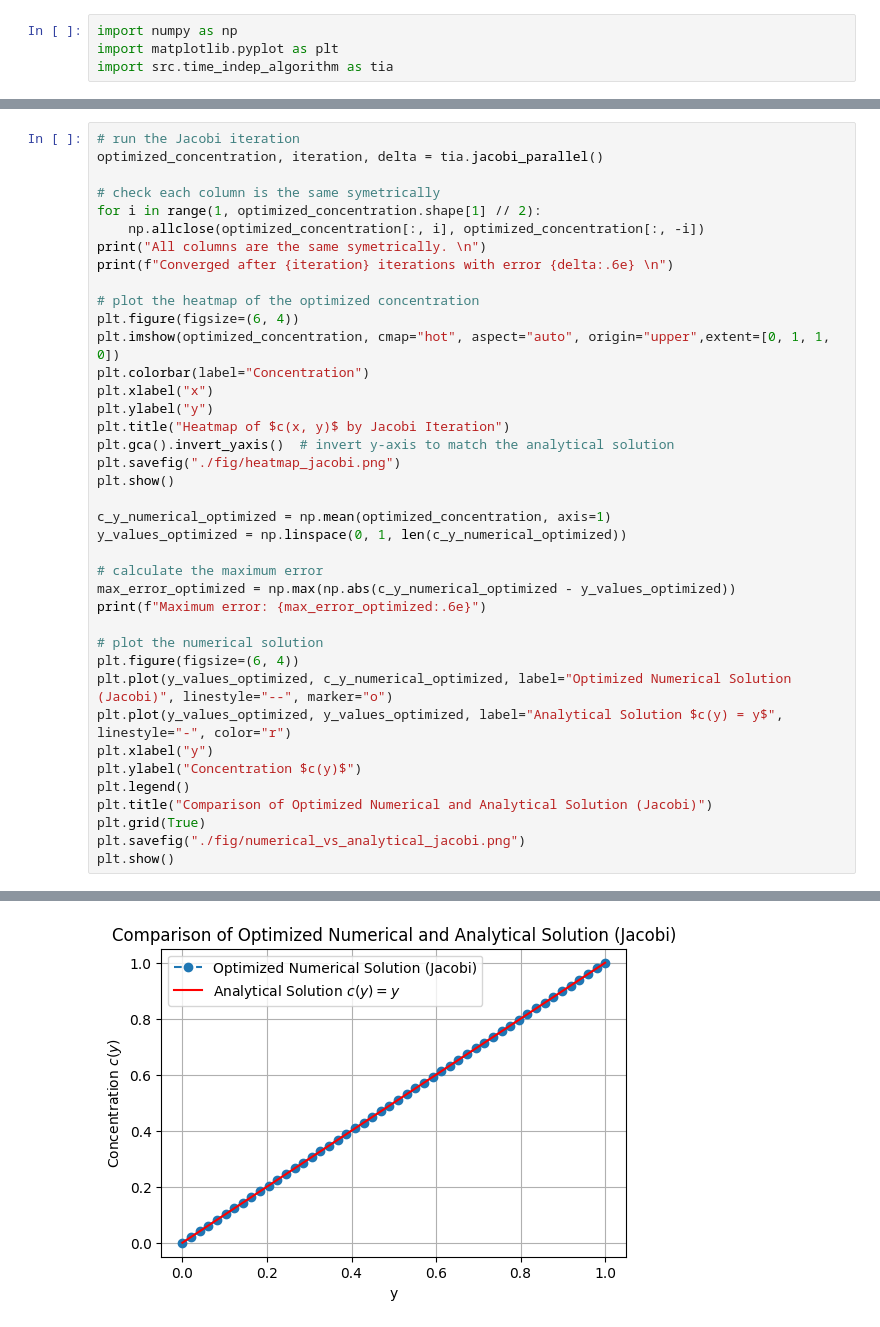
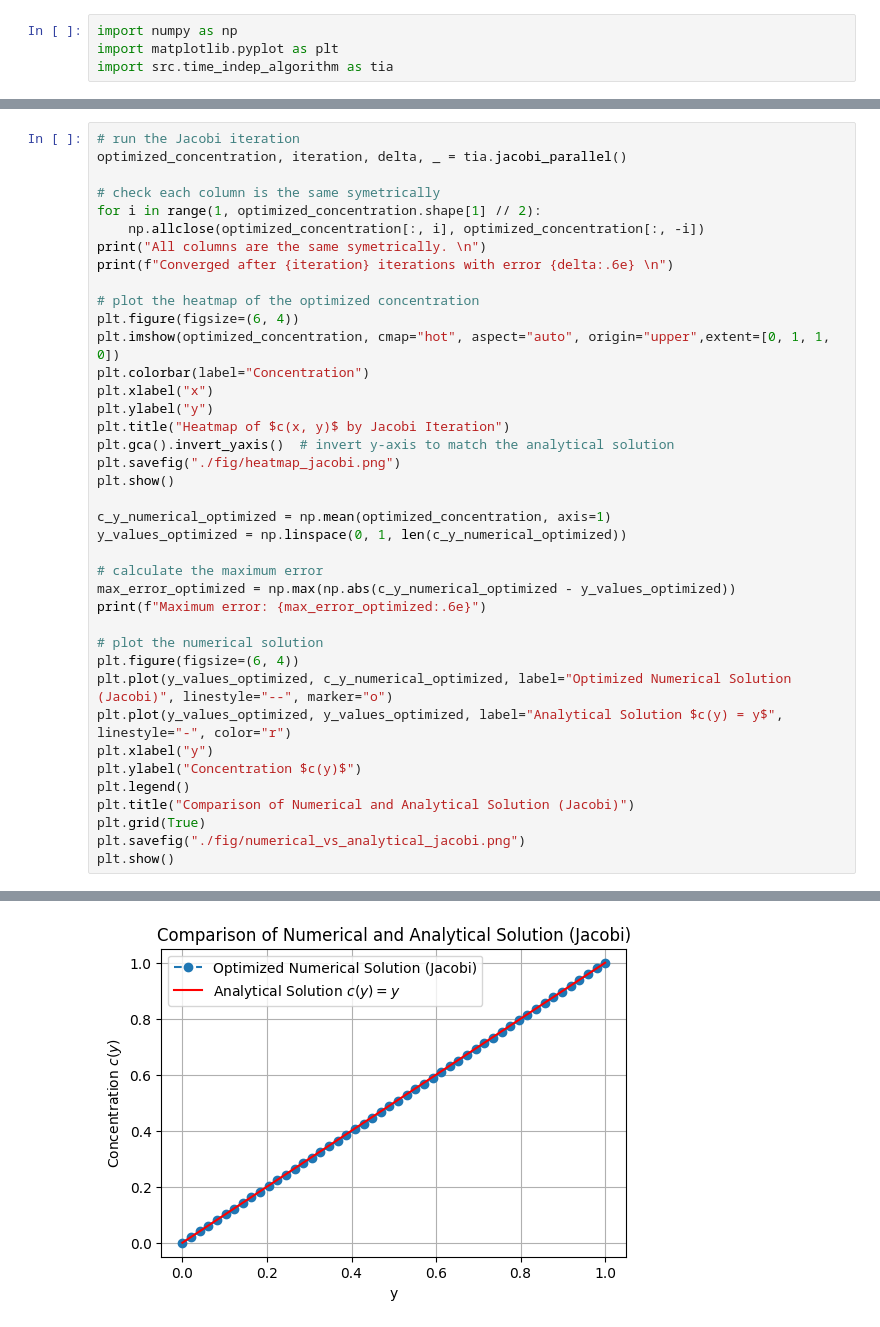
Before and after one commit to matijsv/scicomp_22, a Jupyter notebook: presentation.ipynb, the cells around one changed output, grey strips where cells are left out. Saved outputs shown, nothing was run; the diff lists cells and outputs as text.

```diff
--- a/presentation.ipynb
+++ b/presentation.ipynb
@@ -5,6 +17,6 @@ import src.time_indep_algorithm as tia
 # %%
 # run the Jacobi iteration
-optimized_concentration, iteration, delta = tia.jacobi_parallel()
+optimized_concentration, iteration, delta, _ = tia.jacobi_parallel()
 
 # check each column is the same symetrically
 for i in range(1, optimized_concentration.shape[1] // 2):
@@ -37,7 +49,7 @@ plt.plot(y_values_optimized, y_values_optimized, label="Analytical Solution $c(y
 plt.xlabel("y")
 plt.ylabel("Concentration $c(y)$")
 plt.legend()
-plt.title("Comparison of Optimized Numerical and Analytical Solution (Jacobi)")
+plt.title("Comparison of Numerical and Analytical Solution (Jacobi)")
 plt.grid(True)
 plt.savefig("./fig/numerical_vs_analytical_jacobi.png")
 plt.show()
@@ -50,3 +62,3 @@ Maximum error: 3.036276e-06
-[figure, old version]
+[figure, new version]
 # %%
 # run the Gauss-Seidel iteration
```
Also changed, not shown: parts of 15 cells of this notebook, 1 other file.
